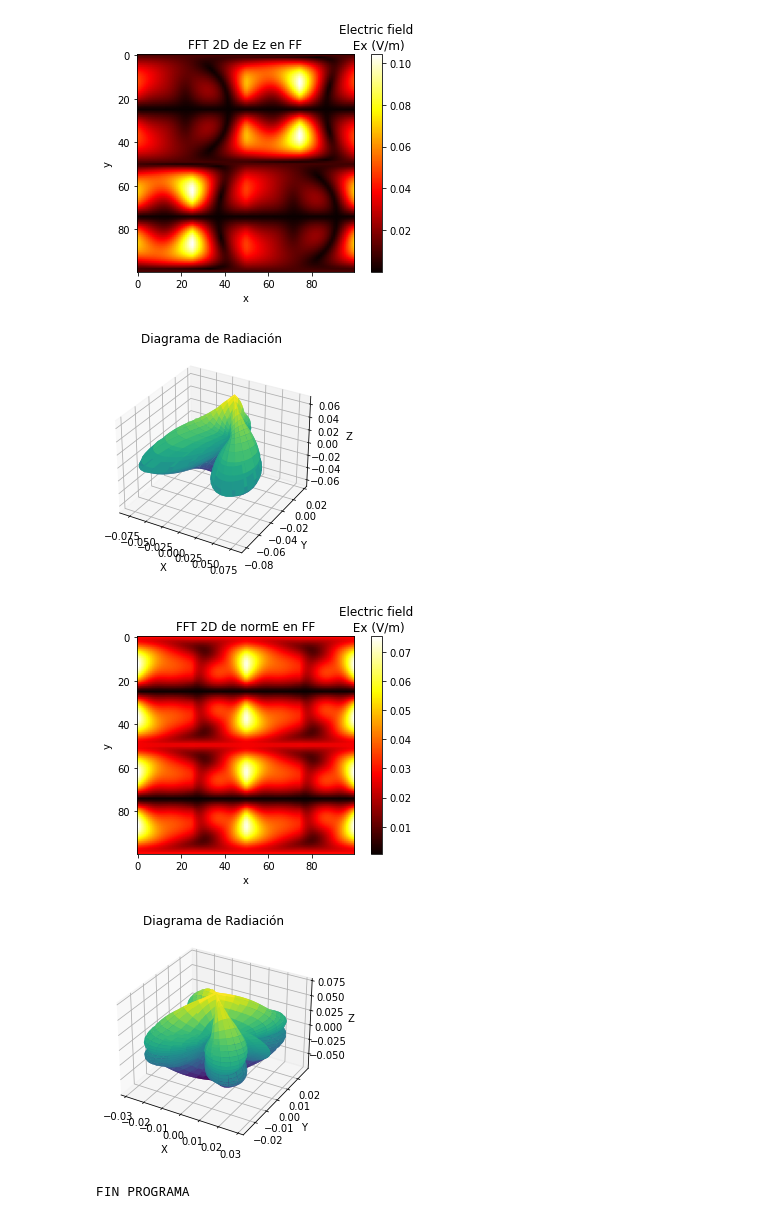
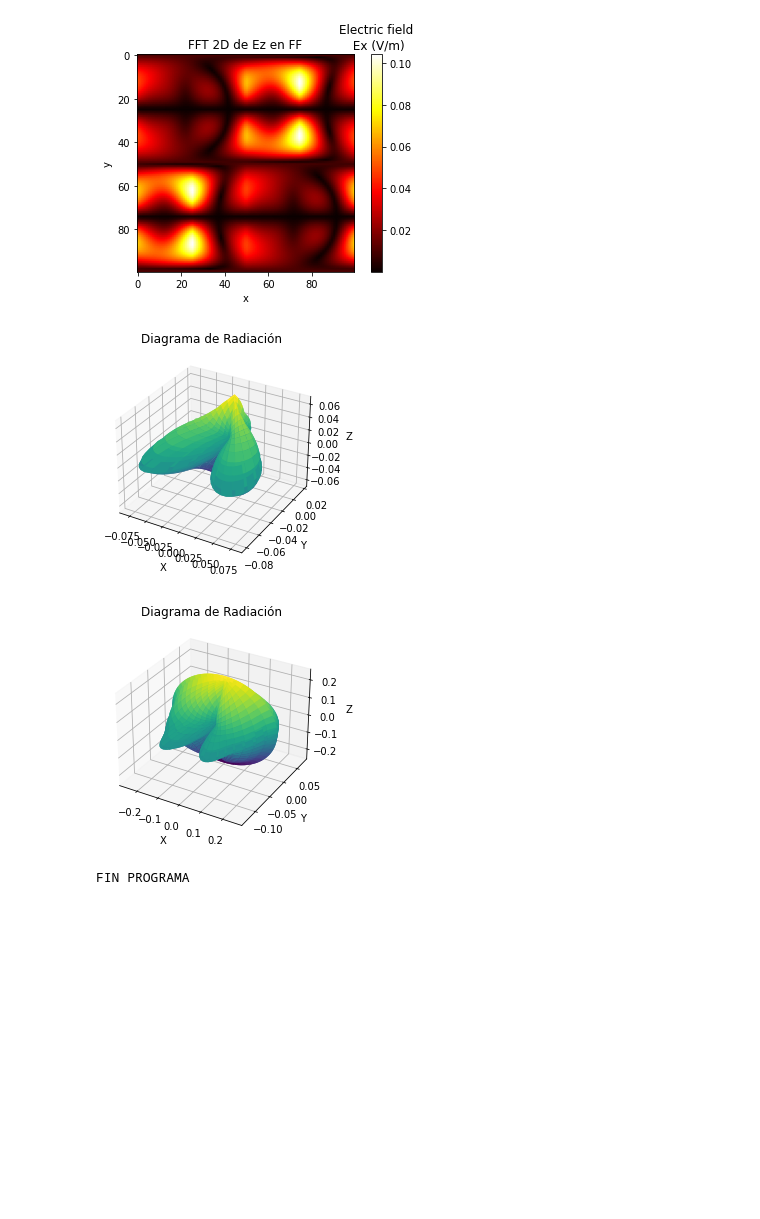
Before and after one commit to AitorIngelmoMartin/TFG-AitorIngelmo, a Jupyter notebook: Codigos/NF to FF/nf_to_ff_with_methods.ipynb, the cells around one changed output. Saved outputs shown, nothing was run; the diff lists cells and outputs as text; code cells hidden in the pictures; blank space fills up the shorter version.

```diff
--- a/Codigos/NF to FF/pruebaNB_conFunciones copy.ipynb
+++ b/Codigos/NF to FF/nf_to_ff_with_methods.ipynb
@@ -177,9 +177,11 @@ def nearfieldPoint0toPoint1(fields,cut):
 
 
     fields_to_transform = list(fields['zValueZeroedplane'].keys())
+    suma = 0
     for i in range(len(fields['zValueZeroedplane'].keys())):
         #Estos valores corresponden a la "Ad(kx,ky)"
-        if fields_to_transform[i] in ['Ex','Ey','Ez','normE']:
+
+        if fields_to_transform[i] in ['Ex','Ey','Ez']:
             Ehat_component = factorf*np.fft.fft2((fields['zValueZeroedplane'][fields_to_transform[i]][cut]))
             Ehat_component_interp_func = RegularGridInterpolator((kx_array, ky_array), Ehat_component)
             Ehat_component_interp_data_func = Ehat_component_interp_func(kxy)
@@ -187,6 +189,7 @@ def nearfieldPoint0toPoint1(fields,cut):
             factorMultiplicativo = (1j*kz*np.exp(-1j*k0))/(2*np.pi)
             Ehat_component_calculated = factorMultiplicativo*(Ehat_component_interp_data_func)
             representarValores(3,f'FFT 2D de {fields_to_transform[i]} en FF',np.abs(Ehat_component_calculated))
+            suma += np.abs(Ehat_component_calculated)
             fields['fields_transformed'].update({f"FF_{fields_to_transform[i]}":Ehat_component_calculated})
             #if fields_to_transform[i] =='normE':
 
@@ -195,17 +198,19 @@ def nearfieldPoint0toPoint1(fields,cut):
 
             fields['quantitative_comparison'].update({f"{fields_to_transform[i]}_comparison":comparison})
 
+    mapaDeRadiacion(phi_mesh,theta_mesh,suma)
+
 
 def mapaDeRadiacion(theta_mesh,phi_mesh,Ehat_component_calculated):
-
+    #https://es.wikipedia.org/wiki/Coordenadas_esf%C3%A9ricas
     # Representación tridimensional del diagrama de radiación
     fig = plt.figure()
     ax = fig.add_subplot(111, projection='3d')
 
     # Convierte las coordenadas esféricas en coordenadas cartesianas
-    x = np.abs(Ehat_component_calculated) * np.sin(theta_mesh) * np.cos(phi_mesh)
-    y = np.abs(Ehat_component_calculated) * np.sin(theta_mesh) * np.sin(phi_mesh)
-    z = np.abs(Ehat_component_calculated) * np.cos(theta_mesh)
+    x = Ehat_component_calculated * np.sin(theta_mesh) * np.cos(phi_mesh)
+    y = Ehat_component_calculated * np.sin(theta_mesh) * np.sin(phi_mesh)
+    z = Ehat_component_calculated * np.cos(theta_mesh)
 
     # Grafica la superficie de radiación
     ax.plot_surface(x, y, z, cmap='viridis')
@@ -280,34 +285,33 @@ def plotZReproducedvalueCut(plotnumber,plotinfo,datatype,func=lambda x:x,aspect=
         cbar.ax.set_title(plotinfo['legend'])
     plt.draw()
     plt.pause(pauseinterval)
 
 
 
 
     "
     Es interesante probar primero con cortes en 2d. Lo que implica fijas un ángulo y "mover" el otro.
     Esto nos da un corte.
 
     A la inversa(fijas el que moviamos y mover el que fijabamos), obtenemos el corte perpendular.
     "
 def representarValores3D(plot_number, Titulo, values_to_plot,leyenda = 'Electric field\n Ex (V/m)',mapaDeColores = 'hot'):
 
     ax = plt.axes(projection='3d')
     ax.plot_surface(values_to_plot[0],values_to_plot[1],values_to_plot[2], rstride=1, cstride=1,
                 cmap=mapaDeColores, edgecolor='none')
     ax.set_title('3D campo reconstruido')
 
 """
 # %% [output]
 [figure]
 [figure]
 [figure]
 [figure]
 [figure]
 [figure]
 [figure]
 [figure]
-[figure, old version]
+[figure, new version]
-[figure, removed]
 FIN PROGRAMA
 '\ndef plotZReproducedvalueCut(plotnumber,plotinfo,datatype,func=lambda x:x,aspect=\'equal\',extent=None,colorbar=True,cmap=\'binary\'):\n    plt.figure(plotnumber)\n    im = plt.imshow(func(zValueZer ...
```
Also changed, not shown: 3 other files.
